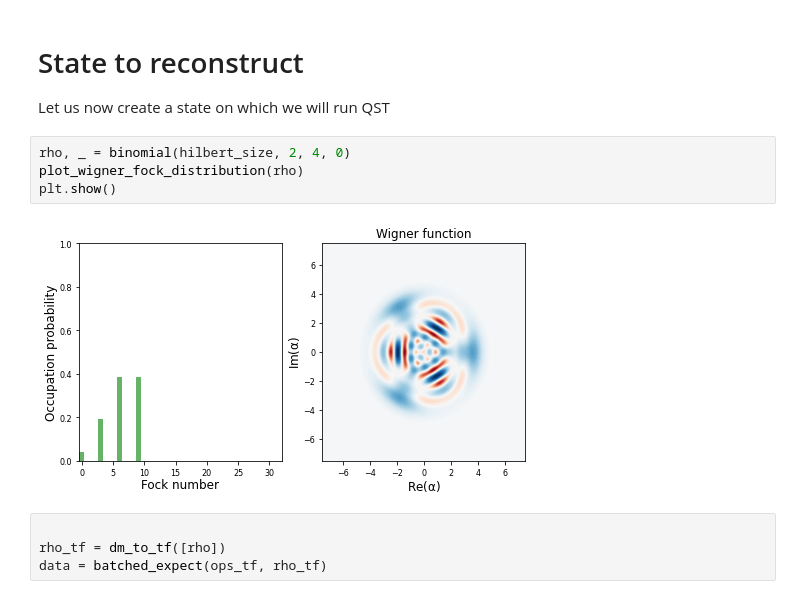
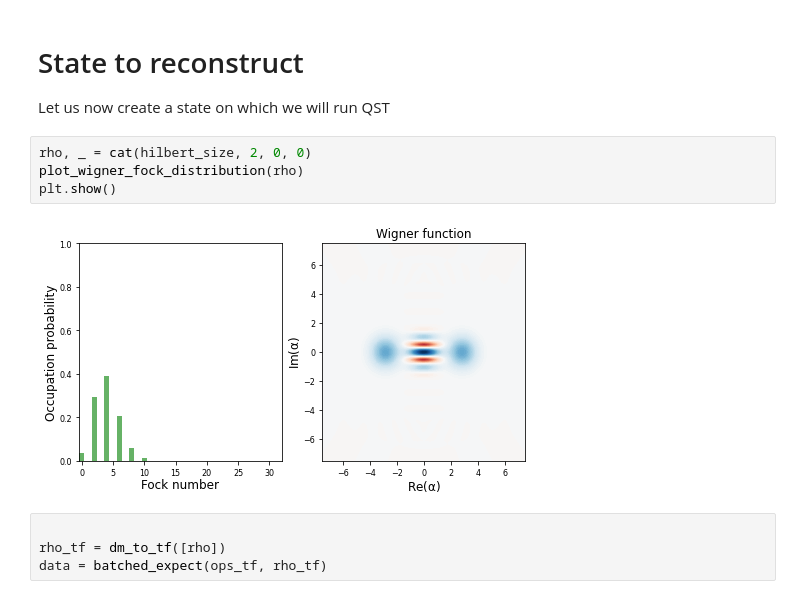
Before and after one commit to quantshah/qst-nn, a Jupyter notebook: paper_figures/fig-15-reconstruction-gaussian-conv-noise.ipynb, the cells around one changed output. Drawn from its saved outputs; the diff is of its cells as text.

```diff
--- a/paper_figures/fig-15-reconstruction-gaussian-conv-noise.ipynb
+++ b/paper_figures/fig-15-reconstruction-gaussian-conv-noise.ipynb
@@ -99,11 +101,11 @@ gauss_kernel = gaus2d(X, Y, n0=nth)
 
 Let us now create a state on which we will run QST
 # %%
-rho, _ = binomial(hilbert_size, 2, 4, 0)
+rho, _ = cat(hilbert_size, 2, 0, 0)
 plot_wigner_fock_distribution(rho)
 plt.show()
 # %% [output]
-[figure, old version]
+[figure, new version]
 # %%
 
 rho_tf = dm_to_tf([rho])
```
Also changed, not shown: parts of 7 cells of this notebook.
